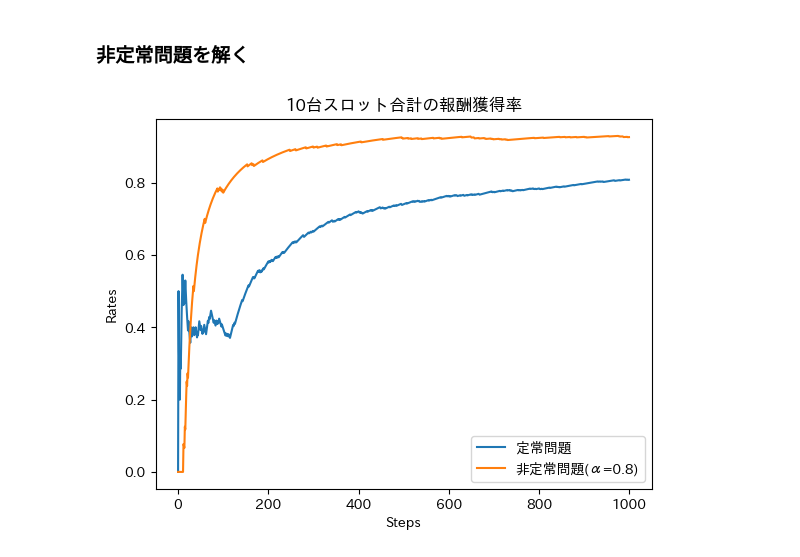
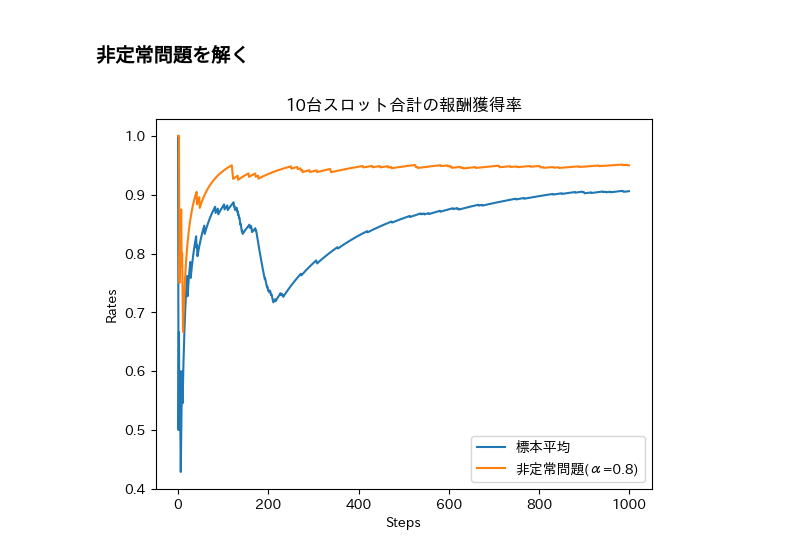
Before and after one commit to inoueshinichi/Book_ZeroDeepLearning4, a Jupyter notebook: bandit_problem.ipynb, the cells around one changed output. Cells and saved outputs as stored; diff of their text form; code cells hidden in the pictures.

```diff
--- a/bandit_problem.ipynb
+++ b/bandit_problem.ipynb
@@ -329,7 +329,8 @@ class Agent:
         return np.argmax(self.Qs) # 活用
 
 
-bandit = Bandit()
+bandit = NonStatBandit()
+# bandit = Bandit()
 agent = Agent(epsilon)
 total_reward = 0
 total_rewards = []
@@ -345,32 +346,32 @@ for step in range(steps):
     rates.append(total_reward / (step+1))
 
 
-plt.plot(rates, label=f"定常問題")
+plt.plot(rates, label=f"標本平均")
 
 
 bandit = NonStatBandit()
 agent = AlphaAgent(epsilon, alpha=0.8)
 total_reward = 0
 total_rewards = []
 rates = []
 
 for step in range(steps):
     action = agent.get_action()  # 1. 行動を選ぶ
     reward = bandit.play(action) # 2. 実際にプレイして報酬を得る
     agent.update(action, reward) # 3. 行動と報酬から学ぶ(報酬から算出された行動価値に基づいて次の行動を決定する)
     total_reward += reward
 
     total_rewards.append(total_reward)
     rates.append(total_reward / (step+1))
 
 plt.plot(rates, label=f"非定常問題(α=0.8)")
 
 
 
 plt.title('10台スロット合計の報酬獲得率')
 plt.ylabel('Rates')
 plt.xlabel('Steps')
 plt.legend()
 plt.show()
 # %% [output]
-[figure, old version]
+[figure, new version]
```
